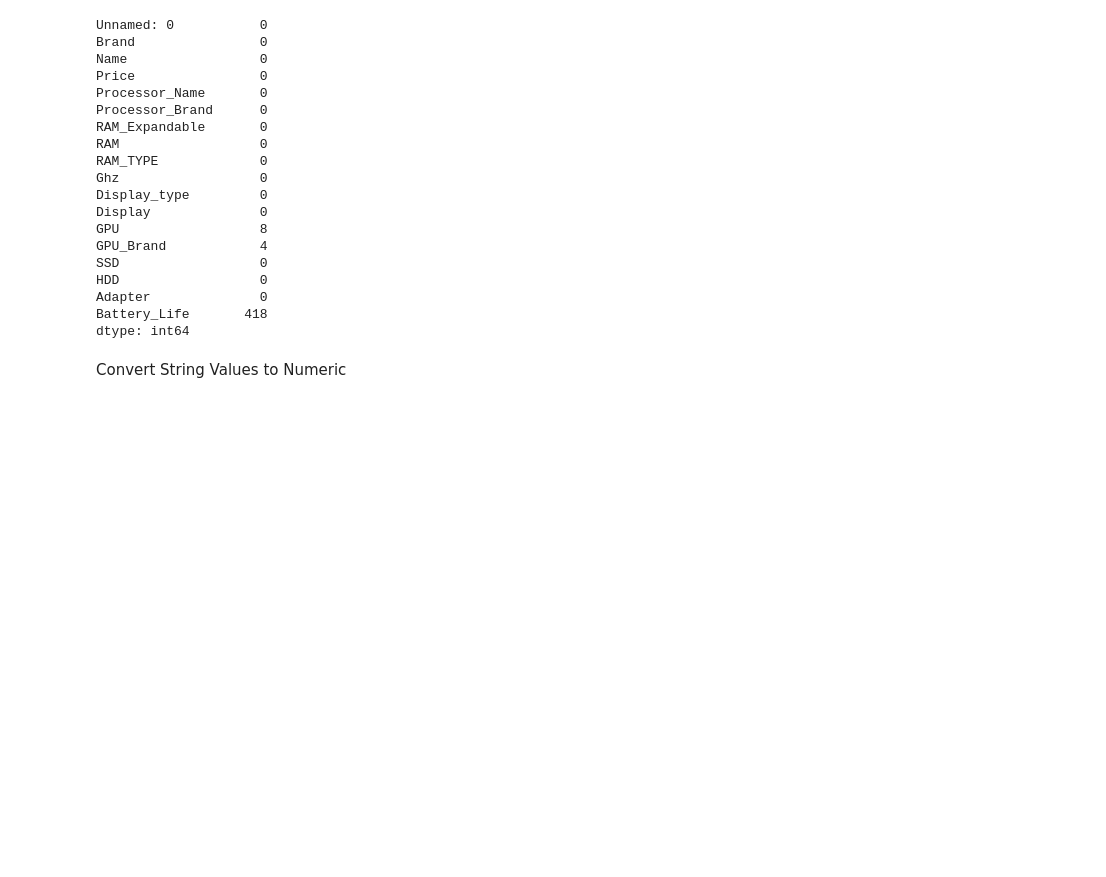
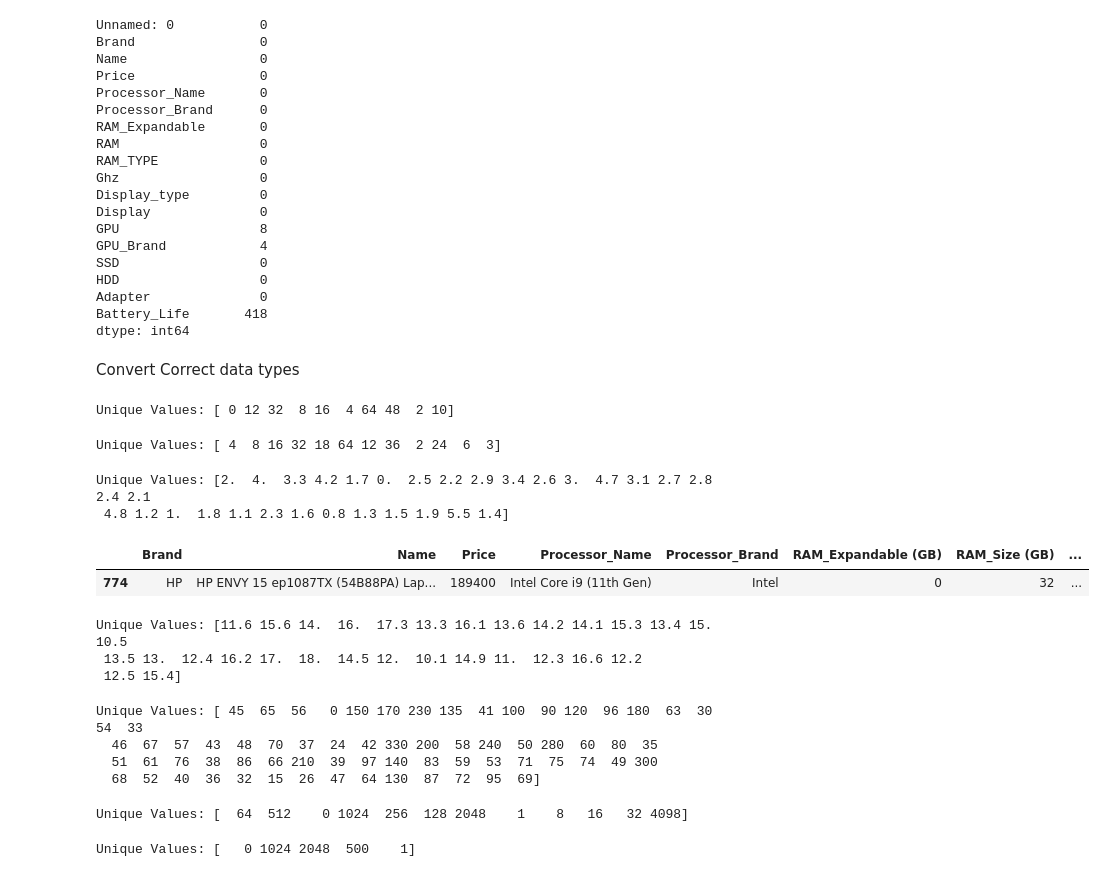
Before and after one commit to Dunith2002/Laptop_Price_Predictor, a Jupyter notebook: notebooks/FC211020_Dinusha/Data_Cleaning.ipynb, the cells around one changed output. Cells and saved outputs as stored; diff of their text form; code cells hidden in the pictures; blank space fills up the shorter version.

```diff
--- a/notebooks/FC211020_Dinusha/Data_Cleaning.ipynb
+++ b/notebooks/FC211020_Dinusha/Data_Cleaning.ipynb
@@ -61,13 +61,66 @@ df = df.drop_duplicates() #Remove duplicates columns
 # %%
 df.drop(df.columns[0], axis=1, inplace=True) #Remove Unnamed column
 # %% [markdown]
-Convert String Values to Numeric
+Convert Correct data types
 # %%
 #Clean RAM_Expandable column
 df['RAM_Expandable'] = df['RAM_Expandable'].str.rstrip('GB Expandable') # Remove all non-numeric characters
 df['RAM_Expandable'] = df['RAM_Expandable'].replace('Not', '0').astype(int)
 df.rename(columns={'RAM_Expandable': 'RAM_Expandable (GB)'}, inplace=True)
+print(f"Unique Values: {df['RAM_Expandable (GB)'].unique()}\n")
+# %% [output]
+Unique Values: [ 0 12 32  8 16  4 64 48  2 10]
 # %%
 #Clean RAM column
 df['RAM'] = df['RAM'].str.extract('(\d+)').astype(int)
 df.rename(columns={'RAM': 'RAM_Size (GB)'}, inplace=True)
+print(f"Unique Values: {df['RAM_Size (GB)'].unique()}\n")
+# %% [output]
+Unique Values: [ 4  8 16 32 18 64 12 36  2 24  6  3]
+# %%
+#Clean processr speed column (Ghz)
+df['Ghz'] = df['Ghz'].str.rstrip('Ghz Processor').astype(float)
+df.rename(columns={'Ghz': 'Processer_speed'}, inplace=True)
+print(f"Unique Values: {df['Processer_speed'].unique()}\n")
+# %% [output]
+Unique Values: [2.  4.  3.3 4.2 1.7 0.  2.5 2.2 2.9 3.4 2.6 3.  4.7 3.1 2.7 2.8 2.4 2.1
+ 4.8 1.2 1.  1.8 1.1 2.3 1.6 0.8 1.3 1.5 1.9 5.5 1.4]
+# %%
+#Clean Display size column
+df[df['Display']=='OLED Display With Touchscreen']
+# %% [output]
+|  | Brand | Name | Price | Processor_Name | Processor_Brand | RAM_Expandable (GB) | RAM_Size (GB) | ... |
+| 774 | HP | HP ENVY 15 ep1087TX (54B88PA) Lap... | 189400 | Intel Core i9 (11th Gen) | Intel | 0 | 32 | ... |
+# %%
+df.drop(774,inplace=True) #Drop the row with OLED Display With Touchscreen value
+df['Display']=df['Display'].astype(np.float32)
+df.rename(columns={'Display': 'Display_size(inch)'}, inplace=True)
+print(f"Unique Values: {df['Display_size(inch)'].unique()}\n")
+# %% [output]
+Unique Values: [11.6 15.6 14.  16.  17.3 13.3 16.1 13.6 14.2 14.1 15.3 13.4 15.  10.5
+ 13.5 13.  12.4 16.2 17.  18.  14.5 12.  10.1 14.9 11.  12.3 16.6 12.2
+ 12.5 15.4]
+# %%
+#Clean Adapter column
+df['Adapter'] = df['Adapter'].replace('no', '0').astype(int)
+df.rename(columns={'Adapter': 'Adapter(W)'}, inplace=True)
+print(f"Unique Values: {df['Adapter(W)'].unique()}\n")
+# %% [output]
+Unique Values: [ 45  65  56   0 150 170 230 135  41 100  90 120  96 180  63  30  54  33
+  46  67  57  43  48  70  37  24  42 330 200  58 240  50 280  60  80  35
+  51  61  76  38  86  66 210  39  97 140  83  59  53  71  75  74  49 300
+  68  52  40  36  32  15  26  47  64 130  87  72  95  69]
+# %%
+#Clean SSD column
+df['SSD'] = df['SSD'].str.extract(r"(\d+)").fillna(0).astype(int)
+df.rename(columns={'SSD': 'SSD(GB)'}, inplace=True)
+print(f"Unique Values: {df['SSD(GB)'].unique()}\n")
+# %% [output]
+Unique Values: [  64  512    0 1024  256  128 2048    1    8   16   32 4098]
+# %%
+#Clean HDD column
+df['HDD'] = df['HDD'].str.extract(r"(\d+)").fillna(0).astype(int)
+df.rename(columns={'HDD': 'HDD(GB)'}, inplace=True)
+print(f"Unique Values: {df['HDD(GB)'].unique()}\n")
+# %% [output]
+Unique Values: [   0 1024 2048  500    1]
```
Also changed, not shown: parts of 17 cells of this notebook.
